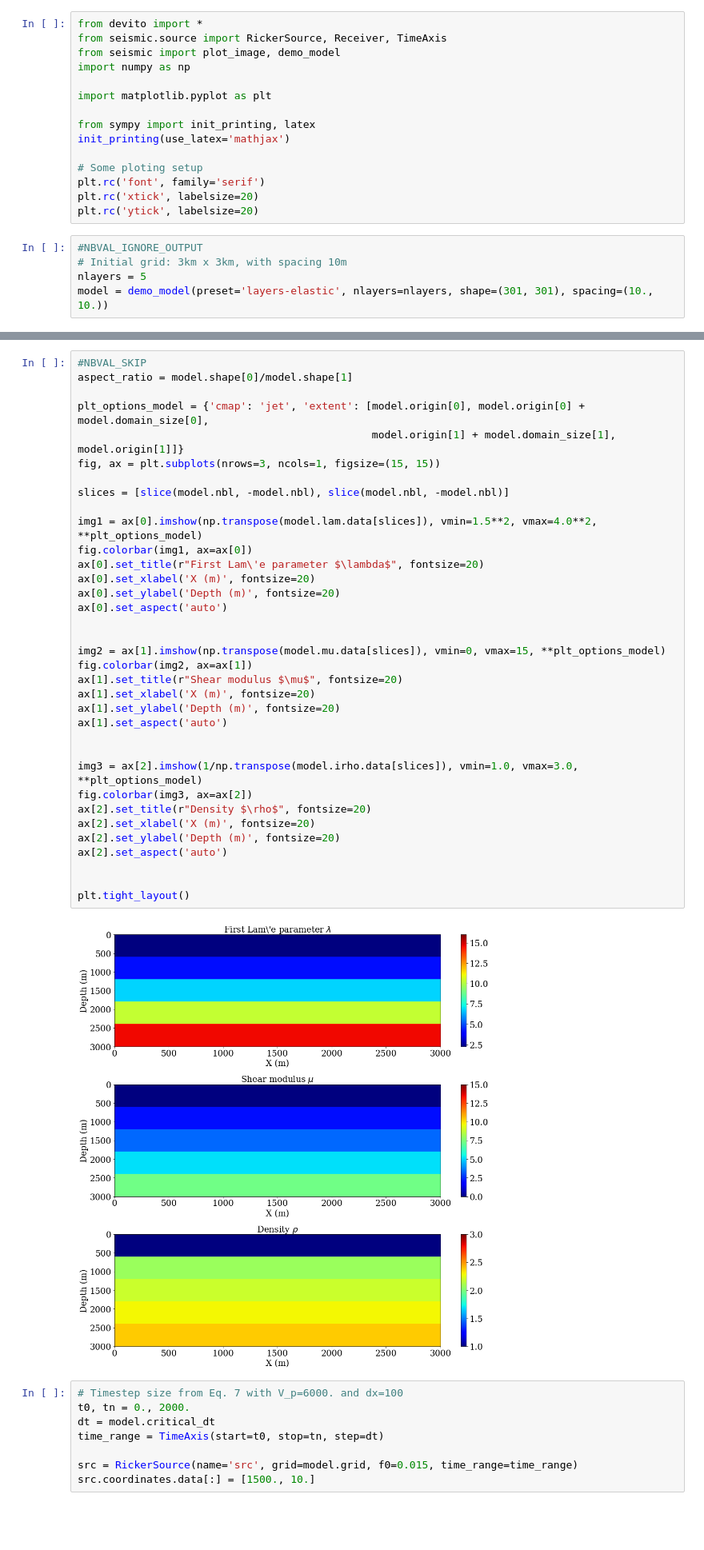
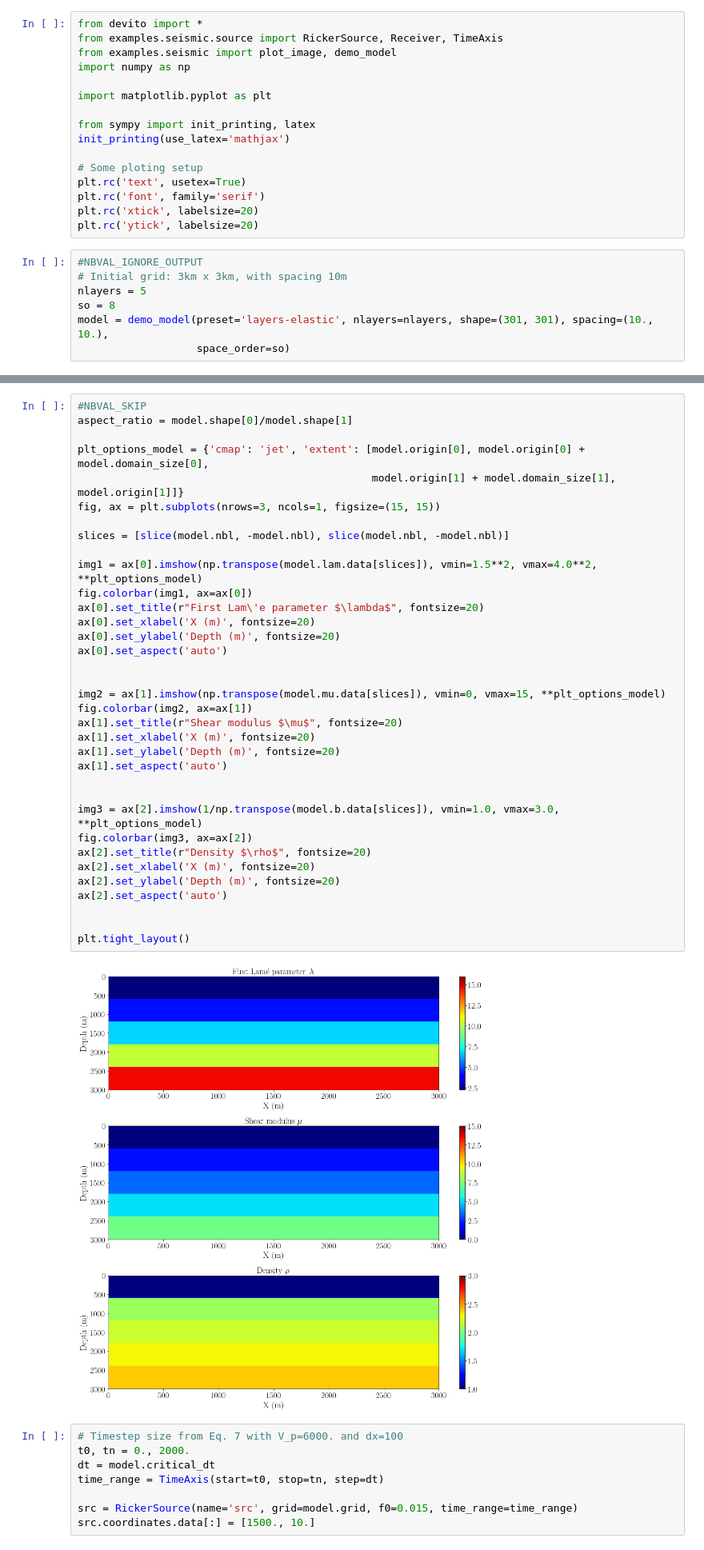
Before and after one commit to slimgroup/Devito-Examples, a Jupyter notebook: seismic/tutorials/07_elastic_varying_parameters.ipynb, the cells around one changed output, grey strips where cells are left out. Shown at 80% size. Drawn from its saved outputs; the diff is of its cells as text; blank space fills up the shorter version.

```diff
--- a/seismic/tutorials/07_elastic_varying_parameters.ipynb
+++ b/seismic/tutorials/07_elastic_varying_parameters.ipynb
@@ -10,8 +10,8 @@ We will first attempt to replicate the explosive source test case described in [
 $$g(t) = -2 \alpha(t - t_0)e^{-\alpha(t-t_0)^2}$$
 # %%
 from devito import *
-from seismic.source import RickerSource, Receiver, TimeAxis
-from seismic import plot_image, demo_model
+from examples.seismic.source import RickerSource, Receiver, TimeAxis
+from examples.seismic import plot_image, demo_model
 import numpy as np
 
 import matplotlib.pyplot as plt
@@ -20,6 +20,7 @@ from sympy import init_printing, latex
 init_printing(use_latex='mathjax')
 
 # Some ploting setup
+plt.rc('text', usetex=True)
 plt.rc('font', family='serif')
 plt.rc('xtick', labelsize=20)
 plt.rc('ytick', labelsize=20)
@@ -27,5 +28,7 @@ plt.rc('ytick', labelsize=20)
 #NBVAL_IGNORE_OUTPUT
 # Initial grid: 3km x 3km, with spacing 10m
 nlayers = 5
-model = demo_model(preset='layers-elastic', nlayers=nlayers, shape=(301, 301), spacing=(10., 10.))
+so = 8
+model = demo_model(preset='layers-elastic', nlayers=nlayers, shape=(301, 301), spacing=(10., 10.),
+                   space_order=so)
 # %% [output]
@@ -41,35 +44,35 @@ plt_options_model = {'cmap': 'jet', 'extent': [model.origin[0], model.origin[0]
                                                model.origin[1] + model.domain_size[1], model.origin[1]]}
 fig, ax = plt.subplots(nrows=3, ncols=1, figsize=(15, 15))
 
 slices = [slice(model.nbl, -model.nbl), slice(model.nbl, -model.nbl)]
 
 img1 = ax[0].imshow(np.transpose(model.lam.data[slices]), vmin=1.5**2, vmax=4.0**2, **plt_options_model)
 fig.colorbar(img1, ax=ax[0])
 ax[0].set_title(r"First Lam\'e parameter $\lambda$", fontsize=20)
 ax[0].set_xlabel('X (m)', fontsize=20)
 ax[0].set_ylabel('Depth (m)', fontsize=20)
 ax[0].set_aspect('auto')
 
 
 img2 = ax[1].imshow(np.transpose(model.mu.data[slices]), vmin=0, vmax=15, **plt_options_model)
 fig.colorbar(img2, ax=ax[1])
 ax[1].set_title(r"Shear modulus $\mu$", fontsize=20)
 ax[1].set_xlabel('X (m)', fontsize=20)
 ax[1].set_ylabel('Depth (m)', fontsize=20)
 ax[1].set_aspect('auto')
 
 
-img3 = ax[2].imshow(1/np.transpose(model.irho.data[slices]), vmin=1.0, vmax=3.0, **plt_options_model)
+img3 = ax[2].imshow(1/np.transpose(model.b.data[slices]), vmin=1.0, vmax=3.0, **plt_options_model)
 fig.colorbar(img3, ax=ax[2])
 ax[2].set_title(r"Density $\rho$", fontsize=20)
 ax[2].set_xlabel('X (m)', fontsize=20)
 ax[2].set_ylabel('Depth (m)', fontsize=20)
 ax[2].set_aspect('auto')
 
 
 plt.tight_layout()
 # %% [output]
-[figure, old version]
+[figure, new version]
 # %%
 # Timestep size from Eq. 7 with V_p=6000. and dx=100
 t0, tn = 0., 2000.
```
Also changed, not shown: parts of 24 cells of this notebook, 21 other files.
